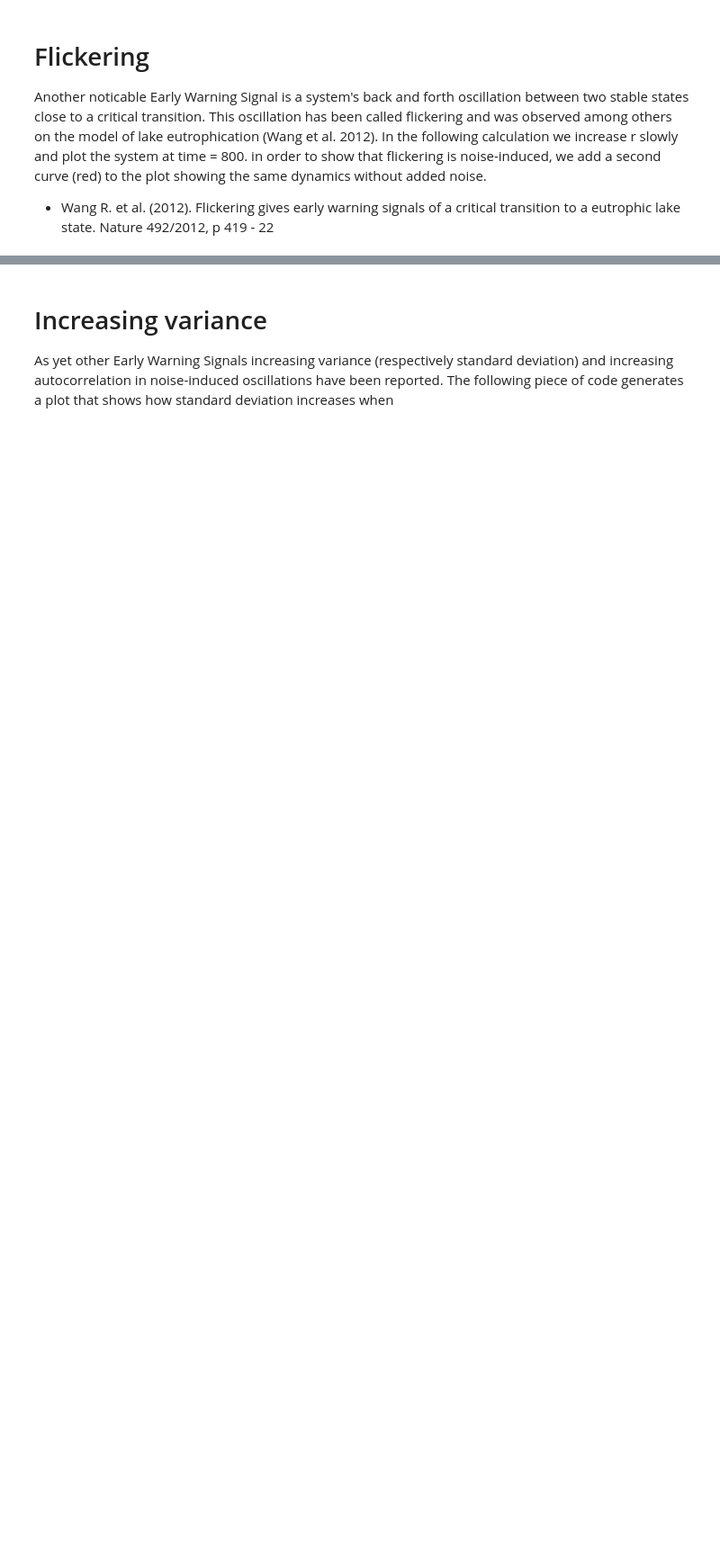
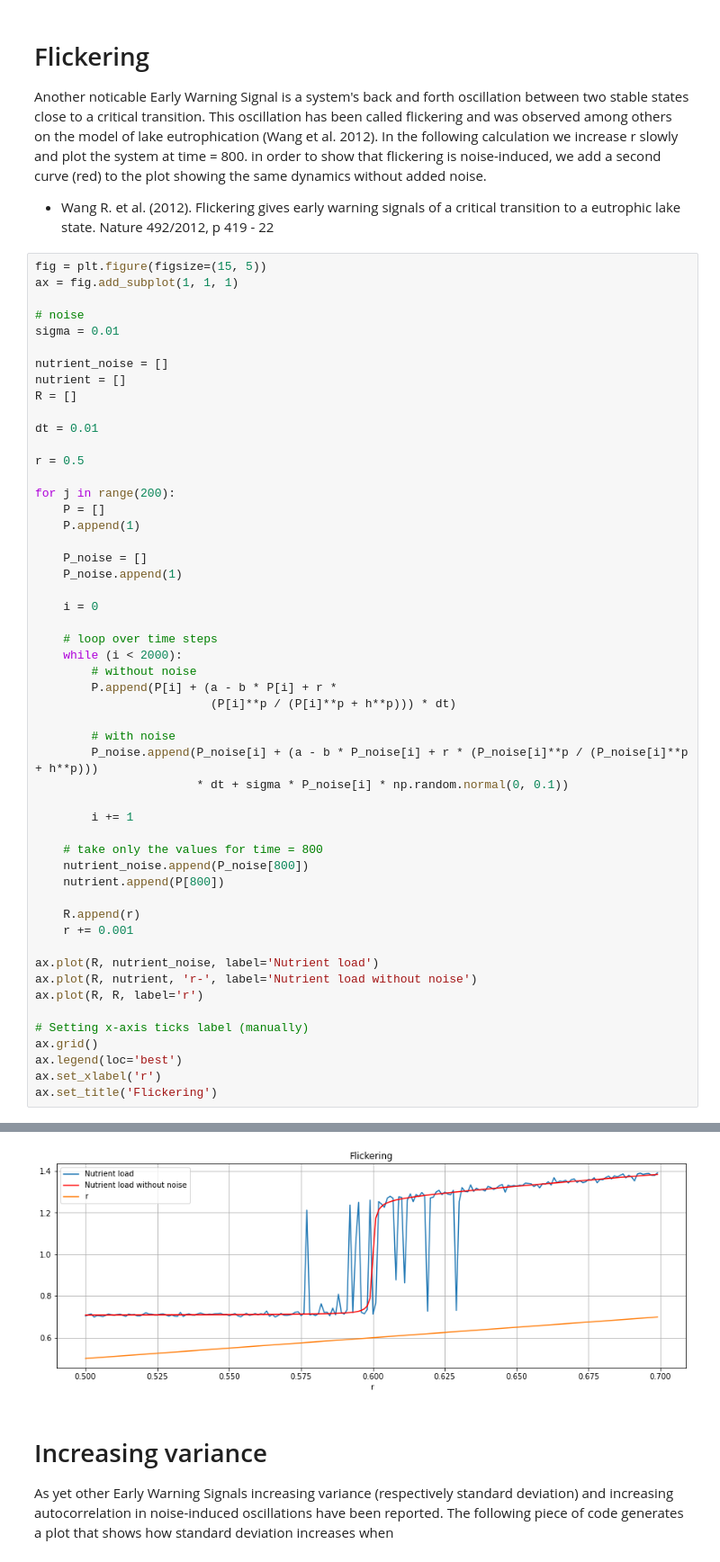
Before and after one commit to aim-msds/cxsy, a Jupyter notebook: EWS/Perturbation Experiment Class.ipynb, the cells around one changed output, grey strips where cells are left out. Shown at 90% size. Saved outputs shown, nothing was run; the diff lists cells and outputs as text; blank space fills up the shorter version.

```diff
--- a/EWS/Perturbation Experiment Class.ipynb
+++ b/EWS/Perturbation Experiment Class.ipynb
@@ -28,3 +126,56 @@ The most prominent indicator in the conception of EWS is critical slowing down s
 Another noticable Early Warning Signal is a system's back and forth oscillation between two stable states close to a critical transition. This oscillation has been called flickering and was observed among others on the model of lake eutrophication (Wang et al. 2012). In the following calculation we increase  r  slowly and plot the system at  time  = 800. in order to show that flickering is noise-induced, we add a second curve (red) to the plot showing the same dynamics without added noise.
 
 * Wang R. et al. (2012). Flickering gives early warning signals of a critical transition to a eutrophic lake state. Nature 492/2012, p 419 - 22
+# %%
+fig = plt.figure(figsize=(15, 5))
+ax = fig.add_subplot(1, 1, 1)
+
+# noise
+sigma = 0.01
+
+nutrient_noise = []
+nutrient = []
+R = []
+
+dt = 0.01
+
+r = 0.5
+
+for j in range(200):
+    P = []
+    P.append(1)
+
+    P_noise = []
+    P_noise.append(1)
+
+    i = 0
+
+    # loop over time steps
+    while (i < 2000):
+        # without noise
+        P.append(P[i] + (a - b * P[i] + r *
+                         (P[i]**p / (P[i]**p + h**p))) * dt)
+
+        # with noise
+        P_noise.append(P_noise[i] + (a - b * P_noise[i] + r * (P_noise[i]**p / (P_noise[i]**p + h**p)))
+                       * dt + sigma * P_noise[i] * np.random.normal(0, 0.1))
+
+        i += 1
+
+    # take only the values for time = 800
+    nutrient_noise.append(P_noise[800])
+    nutrient.append(P[800])
+
+    R.append(r)
+    r += 0.001
+
+ax.plot(R, nutrient_noise, label='Nutrient load')
+ax.plot(R, nutrient, 'r-', label='Nutrient load without noise')
+ax.plot(R, R, label='r')
+
+# Setting x-axis ticks label (manually)
+ax.grid()
+ax.legend(loc='best')
+ax.set_xlabel('r')
+ax.set_title('Flickering')
+# %% [output]
@@ -31,3 +183,4 @@ Another noticable Early Warning Signal is a system's back and forth oscillation
+[figure, added]
 # %% [markdown]
 # Increasing variance
 
```
Also changed, not shown: parts of 6 cells of this notebook, 2 other files.
